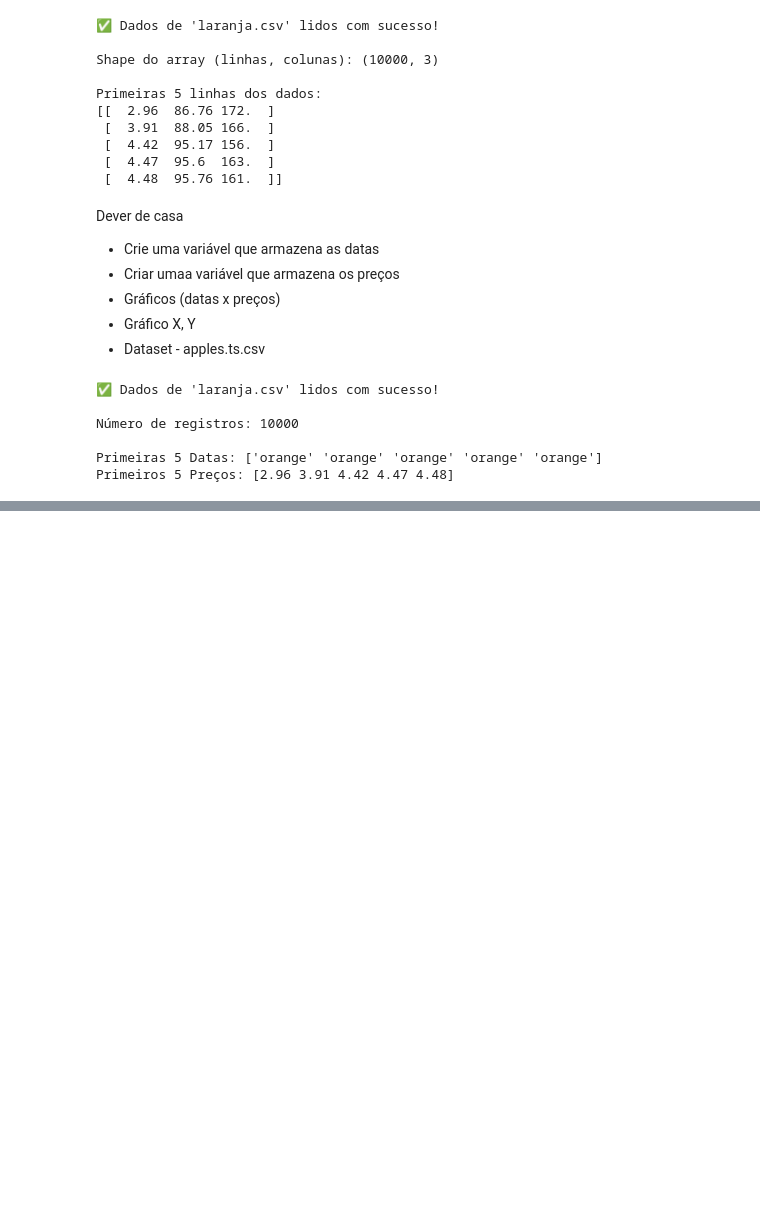
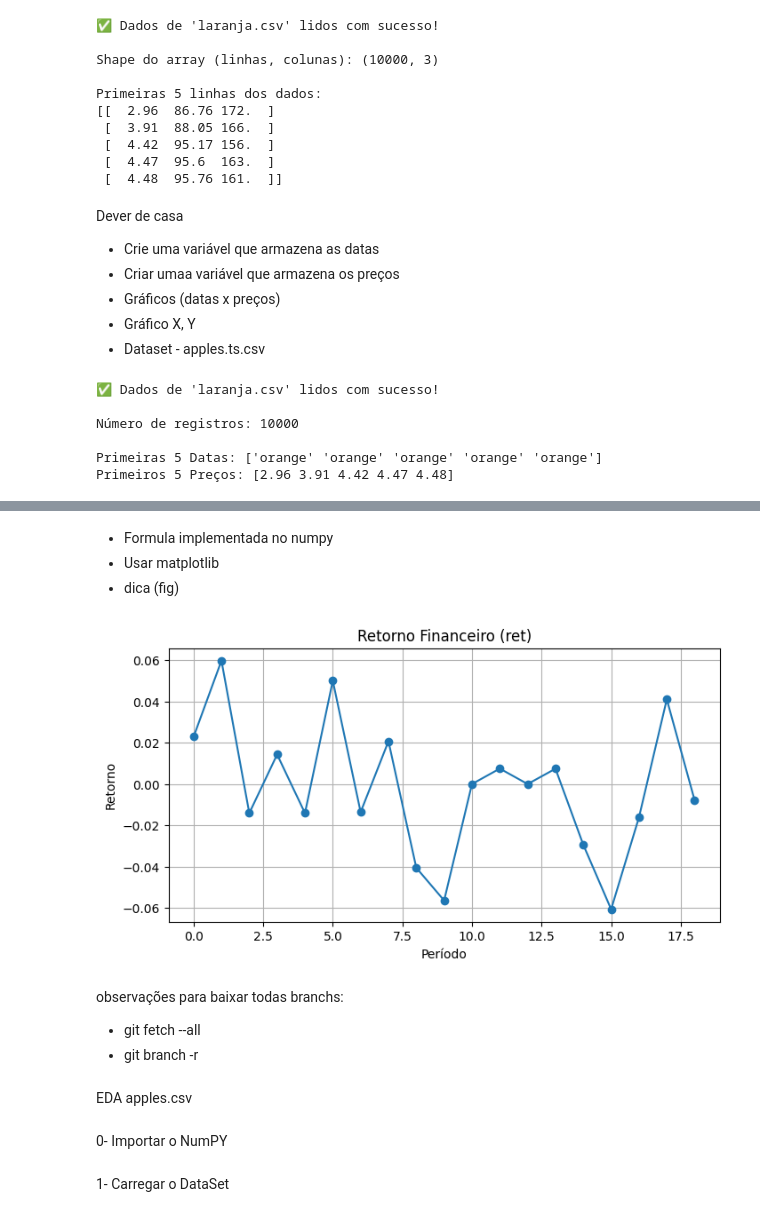
Before and after one commit to MarksAurelio/Tecnico_em_Inteligencia_Artificial_SENAC, a Jupyter notebook: UC4/numpy/aula1.ipynb, the cells around one changed output, grey strips where cells are left out. Drawn from its saved outputs; the diff is of its cells as text; code cells hidden in the pictures; blank space fills up the shorter version.

```diff
--- a/UC4/numpy/aula1.ipynb
+++ b/UC4/numpy/aula1.ipynb
@@ -640,0 +645,7 @@ plt.show()
+# %%
+try:
+    df = pd.read_excel('petrobras.xlsx', engine='openpyxl',header=None)
+except FileNotFoundError:
+    print("Erro: arquivo nao foi encontrado.")
+except Exception as e:
+    print(f"Ocorreu um erro na leitura: {e}")
@@ -640,0 +728,4 @@ plt.show()
+# %% [markdown]
+- Formula implementada no numpy
+- Usar matplotlib
+- dica (fig)
@@ -640,0 +736,31 @@ plt.show()
+# %%
+# crie um grafico de linha tempo vs retorno
+import matplotlib.pyplot as plt
+
+# 2 - Selecionar o vetor (array) de preços
+precos = df[0].values   # <-- nome numérico da coluna
+# print("Preços:", precos)
+
+# 3 - Calcular o retorno financeiro
+ret = (precos[1:] - precos[:-1]) / precos[:-1]
+# print("Retornos:", ret)
+
+# 4 - Plotar
+plt.figure(figsize=(8,4))
+plt.plot(ret, marker="o")
+plt.title("Retorno Financeiro (ret)")
+plt.xlabel("Período")
+plt.ylabel("Retorno")
+plt.grid(True)
+plt.show()
+# %% [output]
+[figure, added]
+# %% [markdown]
+observações para baixar todas branchs:
+
+- git fetch --all
+- git branch -r
+# %% [markdown]
+EDA apples.csv
+# %% [markdown]
+0- Importar o NumPY
@@ -640,0 +769,2 @@ plt.show()
+# %% [markdown]
+1- Carregar o DataSet
```
Also changed, not shown: parts of 102 cells of this notebook, 8 other files.
